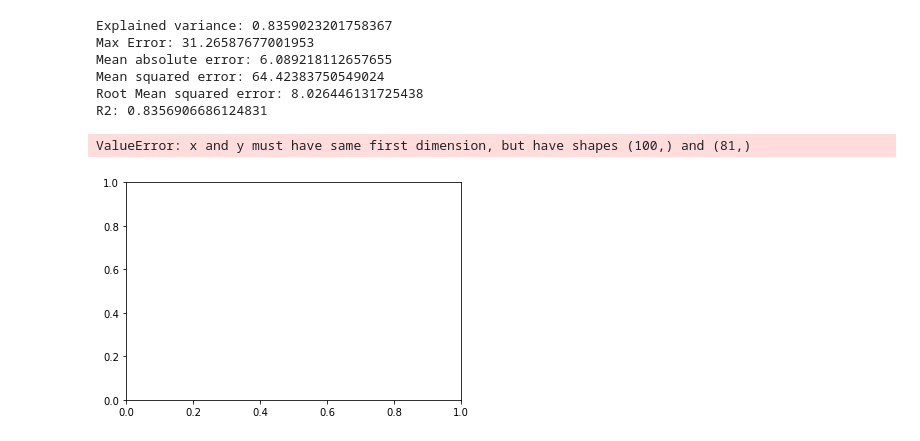
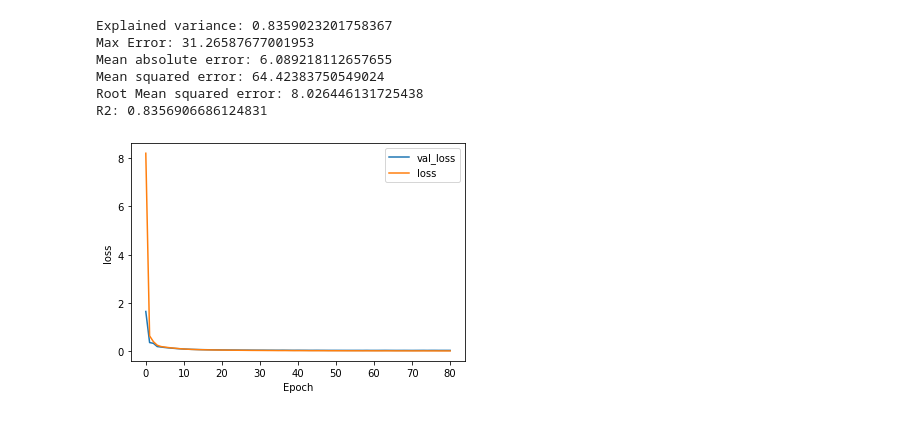
Before and after one commit to nickknapton12/BMEN415_Final_Project, a Jupyter notebook: Regression/Rachel/NN_Model1.ipynb, the cells around one changed output. Saved outputs shown, nothing was run; the diff lists cells and outputs as text; code cells hidden in the pictures.

Commit message:
fixed plotting error

```diff
--- a/Regression/Rachel/NN_Model1.ipynb
+++ b/Regression/Rachel/NN_Model1.ipynb
@@ -225,16 +225,15 @@ Mean squared error: 64.42383750549024
 Root Mean squared error: 8.026446131725438
 R2: 0.8356906686124831
 # %%
-x = list(range(100))
+x = list(range(81))
 vy = hist.history['val_loss']
 ty = hist.history['loss']
 
 plt.plot( x, vy, label='val_loss')
 plt.plot( x, ty, label='loss')
 plt.legend()
 plt.xlabel('Epoch')
 plt.ylabel('loss')
 plt.show()
 # %% [output]
-ValueError: x and y must have same first dimension, but have shapes (100,) and (81,)
-[figure, old version]
+[figure, new version]
```
